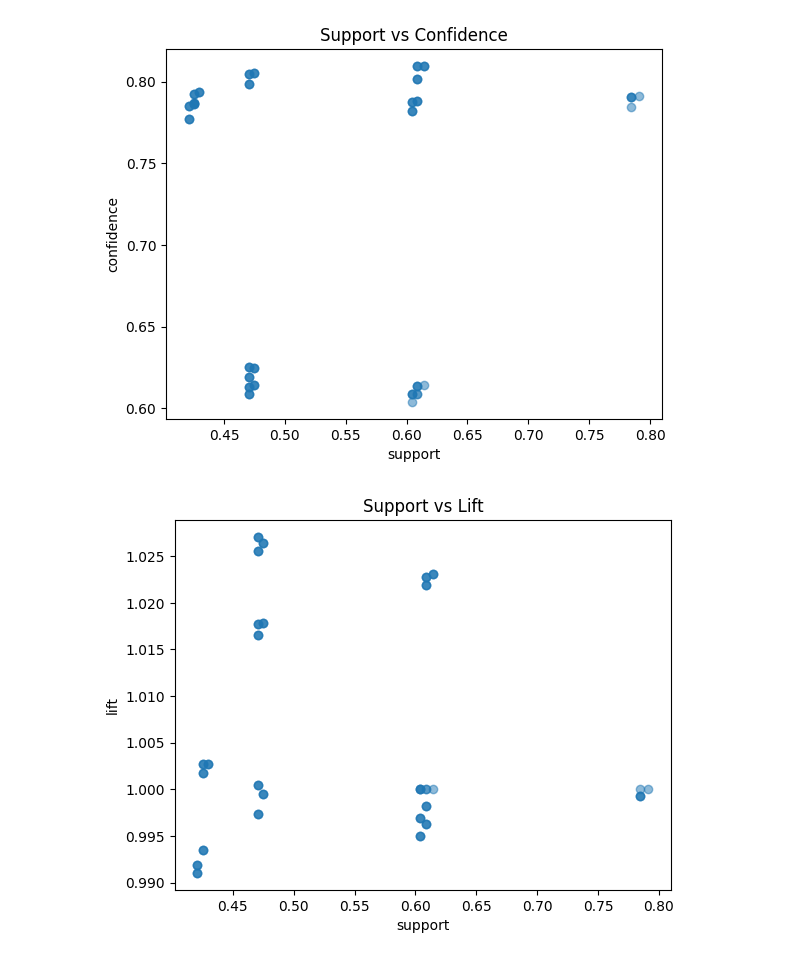
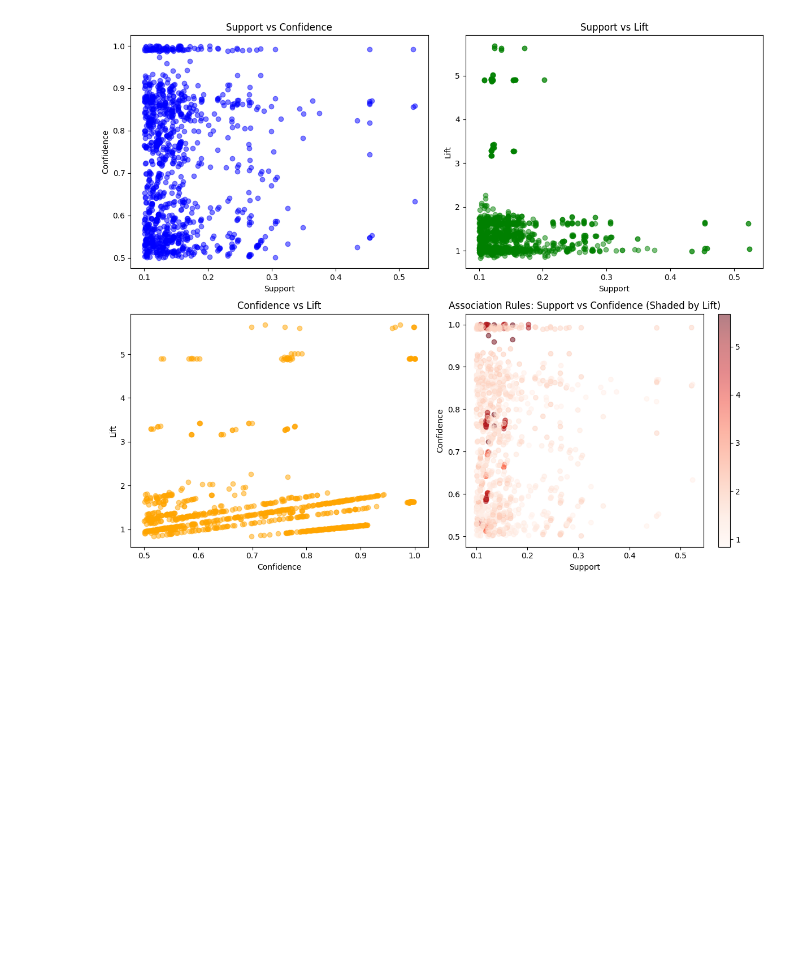
Before and after one commit to khaHesham/Credit-Risk-Modelling, a Jupyter notebook: 3_Assosiation.ipynb, the cells around one changed output. Drawn from its saved outputs; the diff is of its cells as text; code cells hidden in the pictures; blank space fills up the shorter version.

```diff
--- a/3_Assosiation.ipynb
+++ b/3_Assosiation.ipynb
@@ -11,7 +11,7 @@ from mlxtend.frequent_patterns import apriori
 from mlxtend.frequent_patterns import association_rules
 from mlxtend.preprocessing import TransactionEncoder
 # %%
-df=pd.read_csv('dataset/preprocessed_data.csv',low_memory=False)
+df=pd.read_csv('dataset/cleaned_data.csv',low_memory=False)
 # %%
 # apply association rule mining
 df.isnull().sum()
@@ -62,3 +62,6 @@ df.shape
 # %%
 cat_cols = df.select_dtypes(include=['object']).columns.tolist()
 cat_cols.append('loanStatus')
+# %%
+numerical_cols = ['MonthlyPayment','AppliedAmount','Amount','IncomeTotal','PrincipalBalance','InterestAndPenaltyPaymentsMade','NoOfPreviousLoansBeforeLoan','ExistingLiabilities']
+numerical_cols
@@ -65,5 +77,6 @@ cat_cols.append('loanStatus')
 # %%
 Apriori_df = df[cat_cols]
+Apriori_df[numerical_cols] = df[numerical_cols]
 # %%
 Apriori_df.isnull().sum()
 # %% [output]
@@ -122,6 +136,6 @@ df.shape
 # %%
 # Apply Apriori algorithm
-frequent_itemsets = apriori(df, min_support=0.4, use_colnames=True)
+frequent_itemsets = apriori(df, min_support=0.1, use_colnames=True)
 # %%
 # Generate Association Rules
 rules = association_rules(frequent_itemsets, metric="confidence", min_threshold=0.5)
@@ -233,35 +229,36 @@ print(sorted_by_leverage.head(20).to_string(index=False))
 # %%
-# Import necessary libraries
 import matplotlib.pyplot as plt
 
+# Define figure and axes
+fig, axs = plt.subplots(2, 2, figsize=(12, 10))
+
 # Plot support vs. confidence
-plt.scatter(rules_defaulted['support'], rules_defaulted['confidence'], alpha=0.5)
-plt.xlabel('support')
-plt.ylabel('confidence')
-plt.title('Support vs Confidence')
-plt.show()
+axs[0, 0].scatter(rules['support'], rules['confidence'], c='blue', alpha=0.5)
+axs[0, 0].set_xlabel('Support')
+axs[0, 0].set_ylabel('Confidence')
+axs[0, 0].set_title('Support vs Confidence')
 
 # Plot support vs. lift
-plt.scatter(rules_defaulted['support'], rules_defaulted['lift'], alpha=0.5)
-plt.xlabel('support')
-plt.ylabel('lift')
-plt.title('Support vs Lift')
-plt.show()
+axs[0, 1].scatter(rules['support'], rules['lift'], c='green', alpha=0.5)
+axs[0, 1].set_xlabel('Support')
+axs[0, 1].set_ylabel('Lift')
+axs[0, 1].set_title('Support vs Lift')
 
 # Plot confidence vs. lift
-plt.scatter(rules_defaulted['confidence'], rules_defaulted['lift'], alpha=0.5)
-plt.xlabel('confidence')
-plt.ylabel('lift')
-plt.title('Confidence vs Lift')
-plt.show()
+axs[1, 0].scatter(rules['confidence'], rules['lift'], c='orange', alpha=0.5)
+axs[1, 0].set_xlabel('Confidence')
+axs[1, 0].set_ylabel('Lift')
+axs[1, 0].set_title('Confidence vs Lift')
 
 # Plot support vs. confidence with shading as lift
-plt.scatter(rules_defaulted['support'], rules_defaulted['confidence'], c=rules_defaulted['lift'], cmap='Reds', alpha=0.5)
-plt.colorbar()
-plt.xlabel('Support')
-plt.ylabel('Confidence')
-plt.title('Association Rules: Support vs Confidence (Shaded by Lift)')
+sc = axs[1, 1].scatter(rules['support'], rules['confidence'], c=rules['lift'], cmap='Reds', alpha=0.5)
+axs[1, 1].set_xlabel('Support')
+axs[1, 1].set_ylabel('Confidence')
+axs[1, 1].set_title('Association Rules: Support vs Confidence (Shaded by Lift)')
+fig.colorbar(sc, ax=axs[1, 1])
+
+# Adjust layout
+plt.tight_layout()
 plt.show()
 # %% [output]
-[figure, old version]
+[figure, new version]
-[figure, removed]
```
Also changed, not shown: parts of 16 cells of this notebook, 4 other files.
